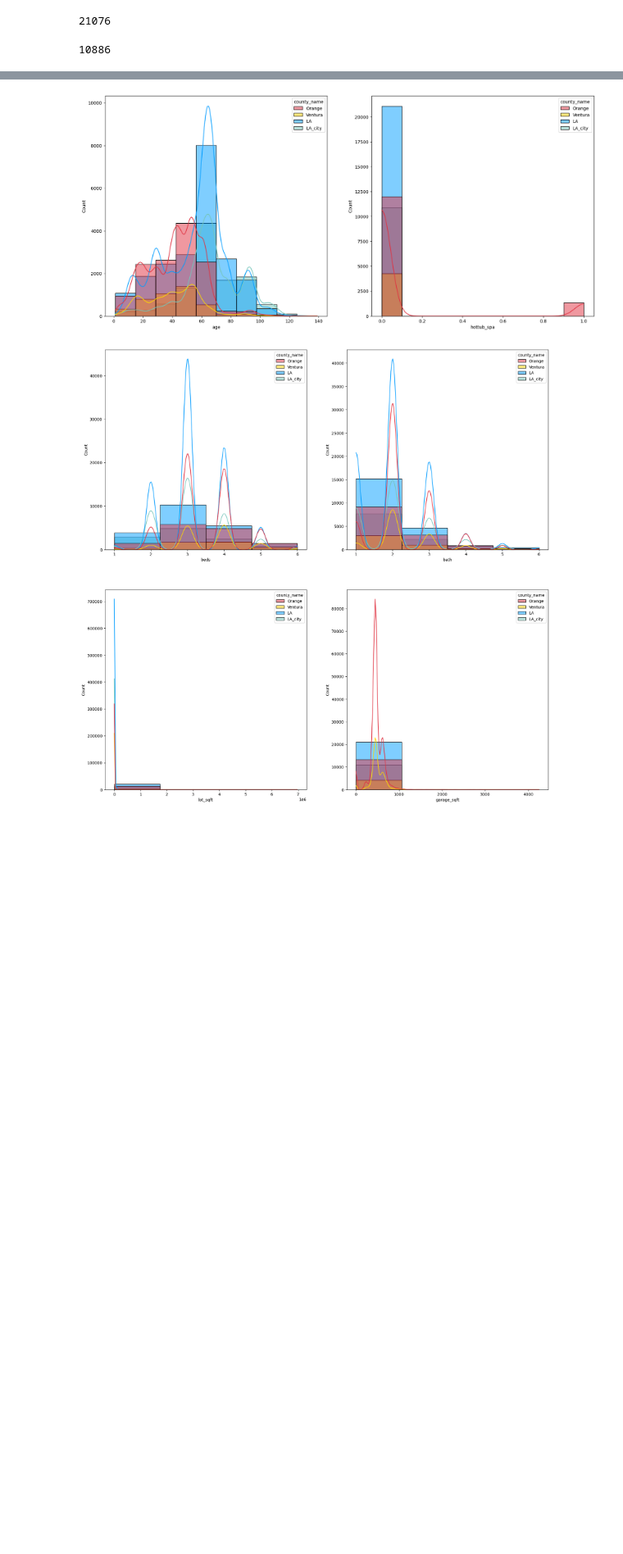
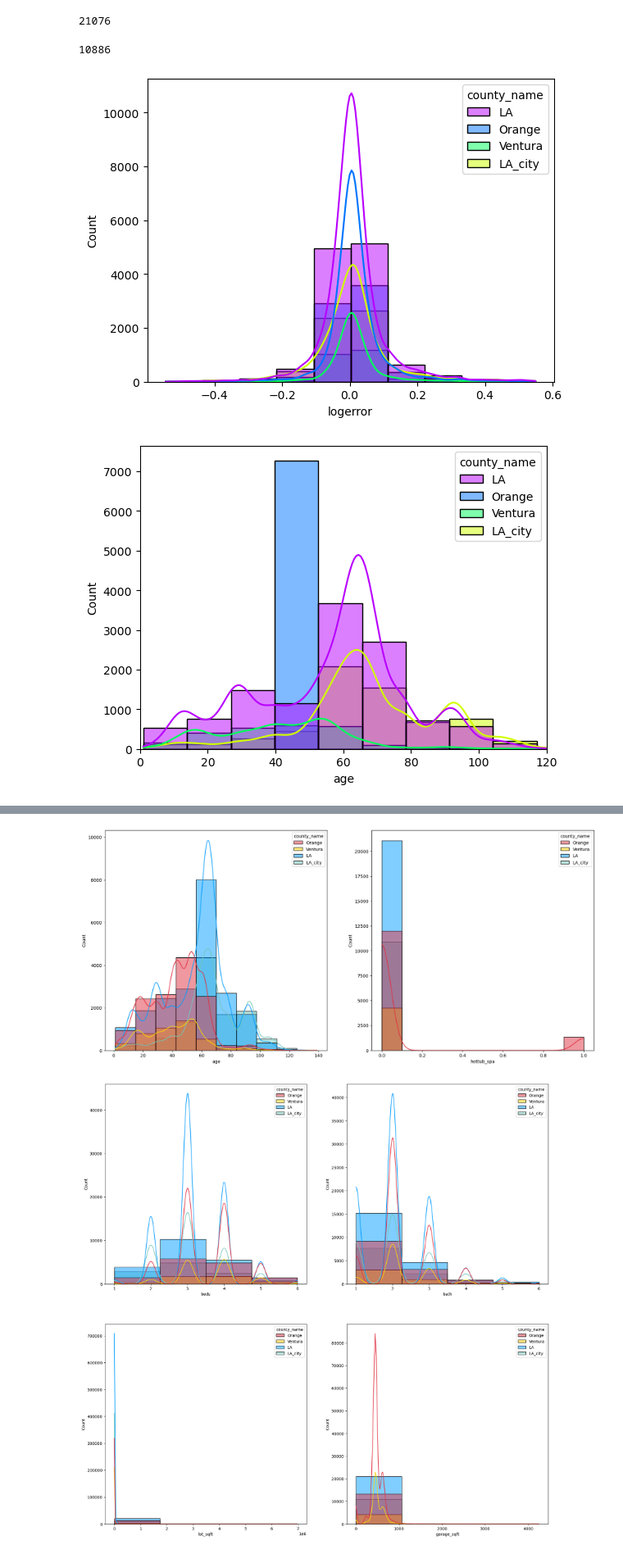
Before and after one commit to codeup-nadia-chris/clustering-project, a Jupyter notebook: chris_work_in_progress.ipynb, the cells around one changed output, grey strips where cells are left out. Shown at 82% size. Cells and saved outputs as stored; diff of their text form; code cells hidden in the pictures; blank space fills up the shorter version.

```diff
--- a/chris_work_in_progress.ipynb
+++ b/chris_work_in_progress.ipynb
@@ -348,0 +397,15 @@ def county_very_small_viz(df):
+# %%
+sns.histplot(data = df, x='logerror', hue='county_name', kde = True,bins = 10, palette='hsv_r')
+plt.show()
+b = sns.histplot(data = df, x='age', hue='county_name', kde = True,bins = 10, palette='hsv_r')
+b.set_xlim(0,120)
+plt.show()
+c = sns.histplot(data = df, x='sqft', hue='county_name', kde = True,bins = 10, palette='hsv_r')
+c.set_xlim(0,4_000)
+plt.show()
+d = sns.histplot(data = df, x='tax_amount', hue='county_name', kde = True,bins = 4, palette='hsv_r')
+d.set_xlim(0,15_000)
+plt.show()
+# %% [output]
+[figure, added]
+[figure, added]
```
Also changed, not shown: parts of 13 cells of this notebook, 2 other files.
